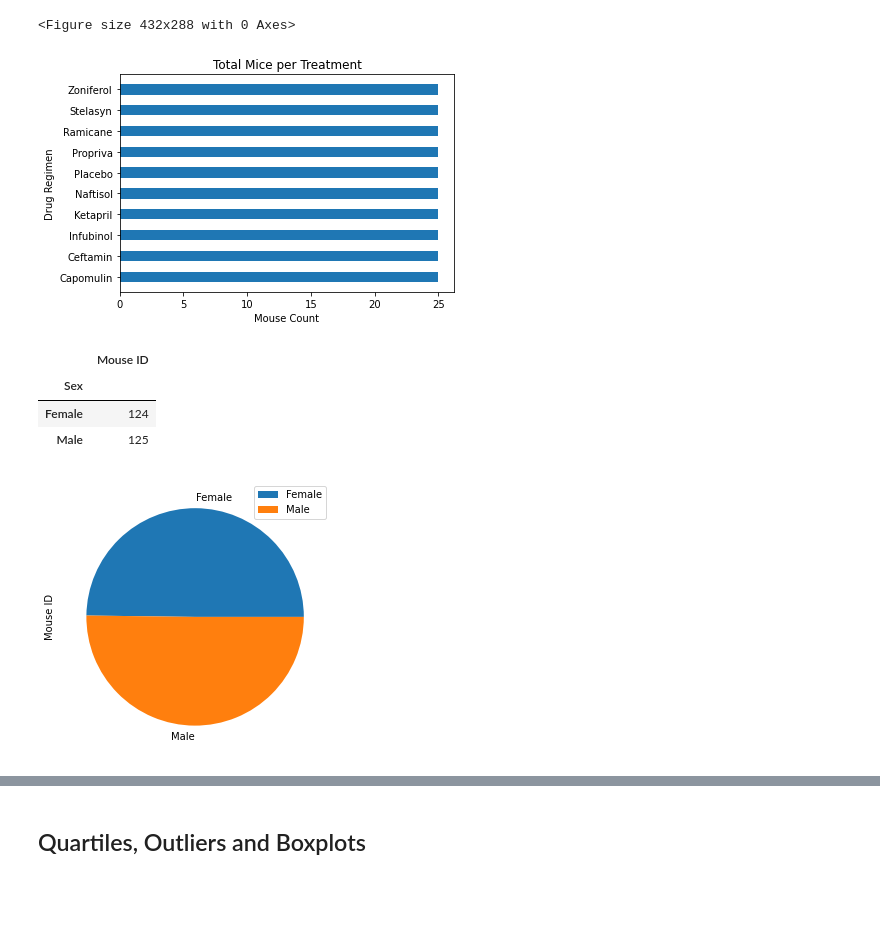
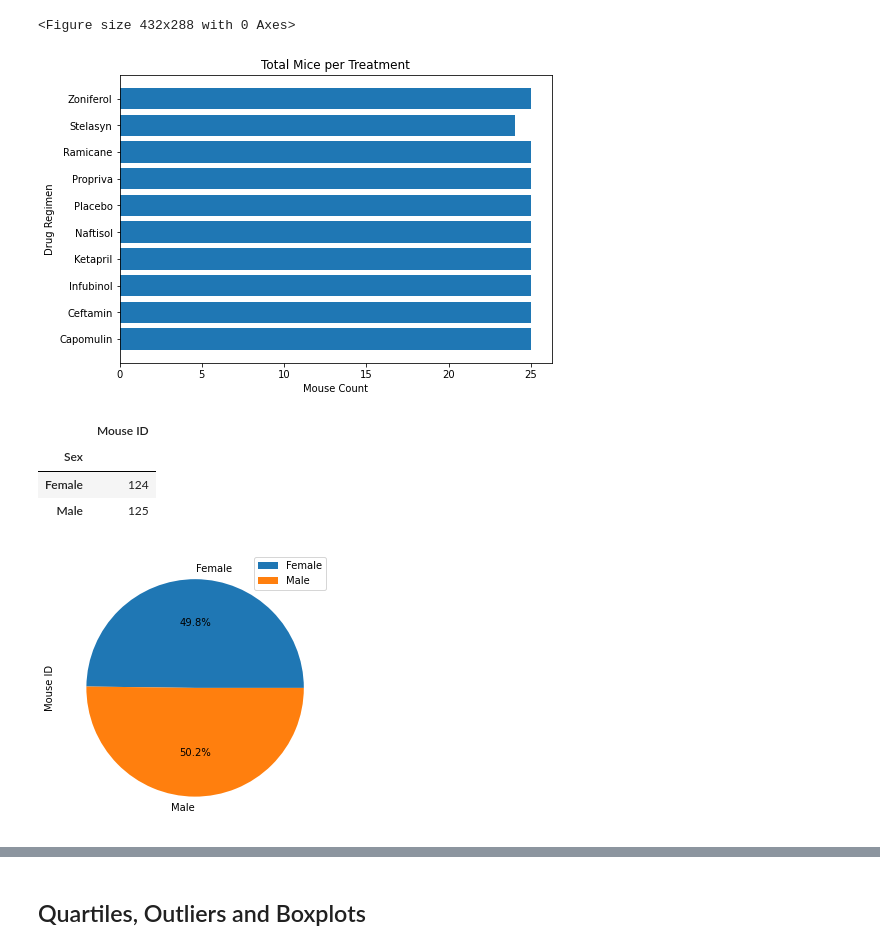
Before and after one commit to eggsnbacon97/matplotlib-challenge, a Jupyter notebook: Pymaceuticals.ipynb, the cells around one changed output, grey strips where cells are left out. Drawn from its saved outputs; the diff is of its cells as text; code cells hidden in the pictures; blank space fills up the shorter version.

```diff
--- a/Pymaceuticals.ipynb
+++ b/Pymaceuticals.ipynb
@@ -147,30 +147,28 @@ plt.tight_layout()
 # %%
 # Generate a bar plot showing the total number of mice for each treatment throughout the course of the study using pyplot.
 
-bar_total_py = clean_mouse_study.groupby(["Drug Regimen"]).nunique()
-bar_total_py = bar_total_py.drop(['Timepoint',
-                                  'Tumor Volume (mm3)',
-                                  'Drug Regimen',
-                                  'Metastatic Sites',
-                                  'Age_months',
-                                  'Weight (g)',
-                                  'Sex'], 1)
-
-
-bar_total_py = bar_total_py.reset_index(drop=False)
-
-plt.barh(bar_total_py['Drug Regimen'], height=.5, width = 25)
+fig = plt.figure()
+ax = fig.add_axes([0,0,1,1])
+drugs = ['Capomulin',
+         'Ceftamin',
+         'Infubinol',
+         'Ketapril',
+         'Naftisol',
+         'Placebo',
+         'Propriva',
+         'Ramicane',
+         'Stelasyn',
+         'Zoniferol']
+mice = [25,25,25,25,25,25,25,25,24,25]
+ax.barh(drugs, mice)
 
 # Set a title for the chart
 plt.title("Total Mice per Treatment")
 plt.xlabel('Mouse Count')
 plt.ylabel('Drug Regimen')
 plt.show()
-
-
-#Currently broken - Fix me!
 # %% [output]
-[figure, old version]
+[figure, new version]
 # %%
 # Generate a pie plot showing the distribution of female versus male mice using pandas
 gender_count = clean_mouse_study.groupby(["Sex"]).nunique()
@@ -183,13 +181,13 @@ gender_count = gender_count.drop(['Timepoint',
                                   'Sex'], 1)
 
 
-gender_count.plot.pie(y='Mouse ID', figsize=(5, 5))
+gender_count.plot.pie(y='Mouse ID', figsize=(5, 5), autopct='%1.1f%%')
 gender_count
 # %% [output]
 |  | Mouse ID |
 | Sex |  |
 | Female | 124 |
 | Male | 125 |
-[figure, old version]
+[figure, new version]
 # %%
 # Generate a pie plot showing the distribution of female versus male mice using pyplot
```
Also changed, not shown: parts of 1 cell of this notebook.
